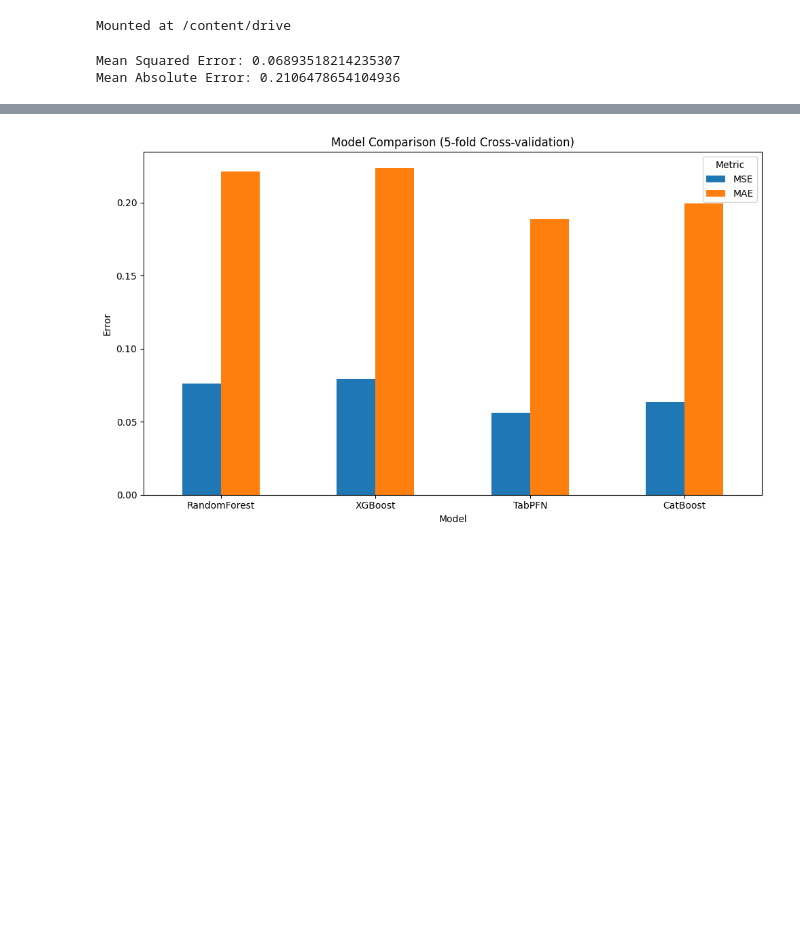
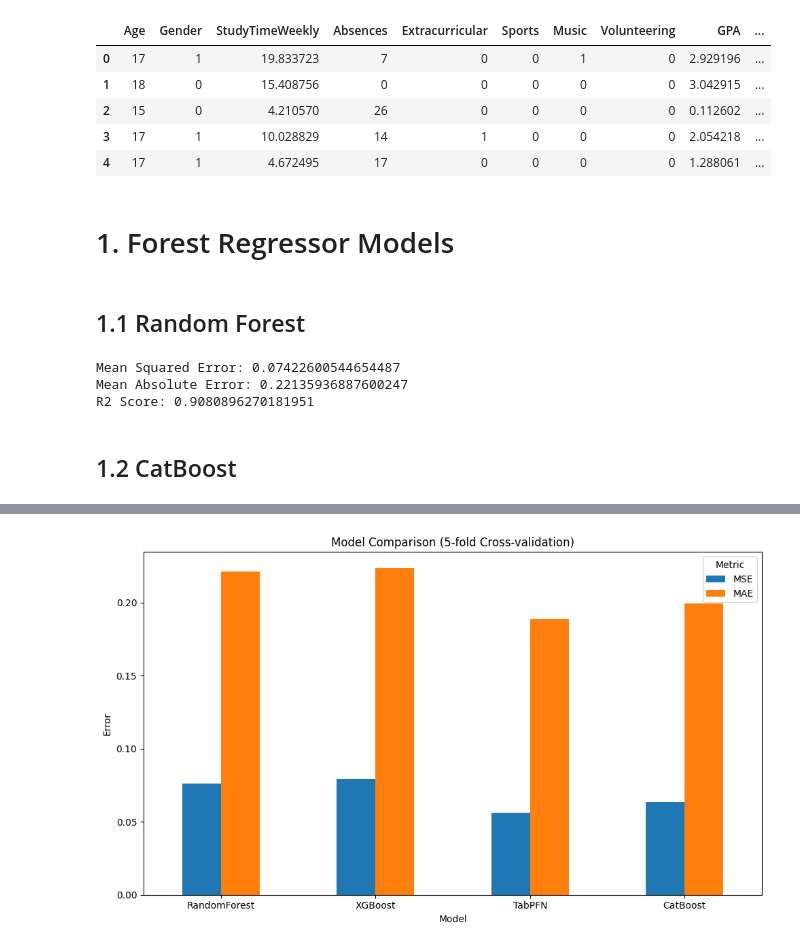
Before and after one commit to elorie-bernard-lacroix/SmartStudy, a Jupyter notebook: SmartStudy/notebooks/3.13-evaluation.ipynb, the cells around one changed output, grey strips where cells are left out. Drawn from its saved outputs; the diff is of its cells as text; code cells hidden in the pictures; blank space fills up the shorter version.

Commit message:
update evaluation of models 3.13

```diff
--- a/SmartStudy/notebooks/3.11-forest-regression-model-iterations.ipynb
+++ b/SmartStudy/notebooks/3.13-evaluation.ipynb
@@ -55,12 +21,19 @@ from sklearn.model_selection import GridSearchCV
 # %%
-# connect google drive
-from google.colab import drive
-drive.mount('/content/drive')
+# connect google drive (if using collab)
+# from google.colab import drive
+# drive.mount('/content/drive')
-# %% [output]
-Mounted at /content/drive
 # %%
 # Loading Dataset
-data = pd.read_csv("/content/drive/MyDrive/ECE324_Project/Model/dataset.csv") # change path for your env
+# data = pd.read_csv("/content/drive/MyDrive/ECE324_Project/Model/dataset.csv") # change path for your env
+data = pd.read_csv("dataset.csv") # change path for your env
+data.head()
+# %% [output]
+|  | Age | Gender | StudyTimeWeekly | Absences | Extracurricular | Sports | Music | Volunteering | GPA | ... |
+| 0 | 17 | 1 | 19.833723 | 7 | 0 | 0 | 1 | 0 | 2.929196 | ... |
+| 1 | 18 | 0 | 15.408756 | 0 | 0 | 0 | 0 | 0 | 3.042915 | ... |
+| 2 | 15 | 0 | 4.210570 | 26 | 0 | 0 | 0 | 0 | 0.112602 | ... |
+| 3 | 17 | 1 | 10.028829 | 14 | 1 | 0 | 0 | 0 | 2.054218 | ... |
+| 4 | 17 | 1 | 4.672495 | 17 | 0 | 0 | 0 | 0 | 1.288061 | ... |
 # %%
 # Data Splitting & Normalization
 scaler = StandardScaler()
@@ -71,10 +45,18 @@ X_train, X_test, Y_train, Y_test = train_test_split(input, labels)
+# %% [markdown]
+# 1. Forest Regressor Models
+# %% [markdown]
+## 1.1 Random Forest
 # %%
 # Random Forest Regression
-model_1 = RandomForestRegressor(n_estimators=20, random_state=42)
-model_1.fit(X_train, Y_train)
-Y_pred = model_1.predict(X_test)
-print('Mean Squared Error:', mean_squared_error(Y_test, Y_pred))
-print('Mean Absolute Error:', mean_absolute_error(Y_test, Y_pred))
+reg_model = RandomForestRegressor(n_estimators=20, random_state=42)
+reg_model.fit(X_train, Y_train)
+reg_pred = reg_model.predict(X_test)
+print('Mean Squared Error:', mean_squared_error(Y_test, reg_pred))
+print('Mean Absolute Error:', mean_absolute_error(Y_test, reg_pred))
+print('R2 Score:', reg_model.score(X_test, Y_test))
 # %% [output]
-Mean Squared Error: 0.06893518214235307
-Mean Absolute Error: 0.2106478654104936
+Mean Squared Error: 0.07422600544654487
+Mean Absolute Error: 0.22135936887600247
+R2 Score: 0.9080896270181951
+# %% [markdown]
+## 1.2 CatBoost
```
Also changed, not shown: parts of 21 cells of this notebook, 3 other files.
